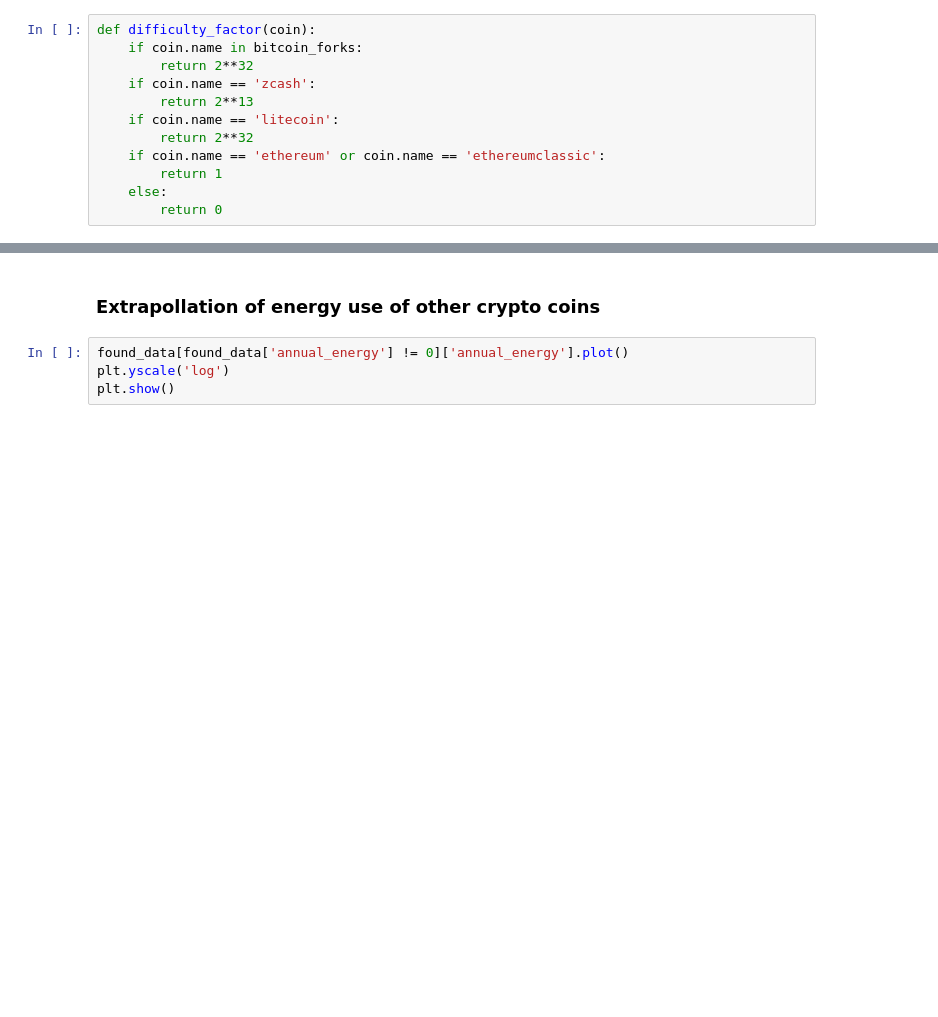
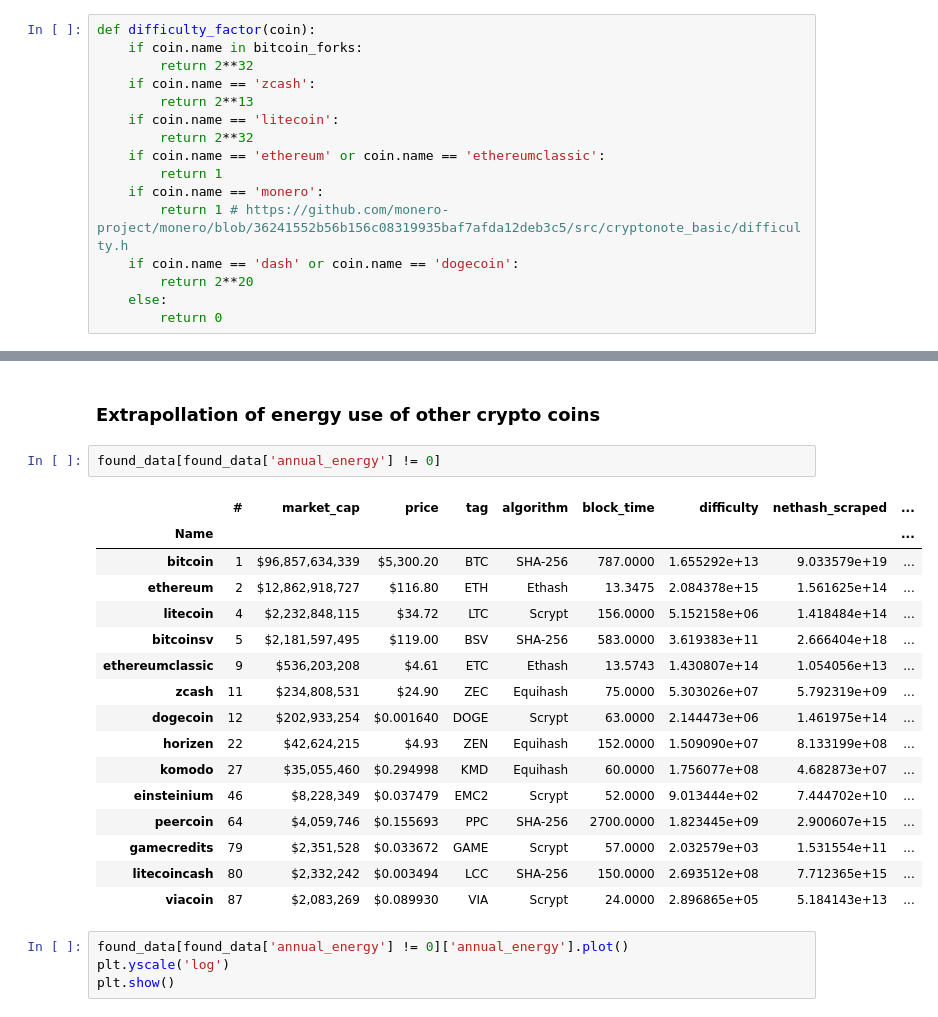
Before and after one commit to Lukasdeloose/sustainable_blockchain, a Jupyter notebook: data_analysis/energy_consumption.ipynb, the cells around one changed output, grey strips where cells are left out. Drawn from its saved outputs; the diff is of its cells as text; blank space fills up the shorter version.

```diff
--- a/data_analysis/energy_consumption.ipynb
+++ b/data_analysis/energy_consumption.ipynb
@@ -65,6 +65,10 @@ def difficulty_factor(coin):
         return 2**32
     if coin.name == 'ethereum' or coin.name == 'ethereumclassic':
         return 1
+    if coin.name == 'monero':
+        return 1 # https://github.com/monero-project/monero/blob/36241552b56b156c08319935baf7afda12deb3c5/src/cryptonote_basic/difficulty.h
+    if coin.name == 'dash' or coin.name == 'dogecoin':
+        return 2**20
     else:
         return 0
 # %%
@@ -150,6 +154,25 @@ total_energy_crypto_TWh/total_energy_world_TWh
 0.4% of global energy
 # %% [markdown]
 ### Extrapollation of energy use of other crypto coins
+# %%
+found_data[found_data['annual_energy'] != 0]
+# %% [output]
+|  | # | market_cap | price | tag | algorithm | block_time | difficulty | nethash_scraped | ... |
+| Name |  |  |  |  |  |  |  |  | ... |
+| bitcoin | 1 | $96,857,634,339 | $5,300.20 | BTC | SHA-256 | 787.0000 | 1.655292e+13 | 9.033579e+19 | ... |
+| ethereum | 2 | $12,862,918,727 | $116.80 | ETH | Ethash | 13.3475 | 2.084378e+15 | 1.561625e+14 | ... |
+| litecoin | 4 | $2,232,848,115 | $34.72 | LTC | Scrypt | 156.0000 | 5.152158e+06 | 1.418484e+14 | ... |
+| bitcoinsv | 5 | $2,181,597,495 | $119.00 | BSV | SHA-256 | 583.0000 | 3.619383e+11 | 2.666404e+18 | ... |
+| ethereumclassic | 9 | $536,203,208 | $4.61 | ETC | Ethash | 13.5743 | 1.430807e+14 | 1.054056e+13 | ... |
+| zcash | 11 | $234,808,531 | $24.90 | ZEC | Equihash | 75.0000 | 5.303026e+07 | 5.792319e+09 | ... |
+| dogecoin | 12 | $202,933,254 | $0.001640 | DOGE | Scrypt | 63.0000 | 2.144473e+06 | 1.461975e+14 | ... |
+| horizen | 22 | $42,624,215 | $4.93 | ZEN | Equihash | 152.0000 | 1.509090e+07 | 8.133199e+08 | ... |
+| komodo | 27 | $35,055,460 | $0.294998 | KMD | Equihash | 60.0000 | 1.756077e+08 | 4.682873e+07 | ... |
+| einsteinium | 46 | $8,228,349 | $0.037479 | EMC2 | Scrypt | 52.0000 | 9.013444e+02 | 7.444702e+10 | ... |
+| peercoin | 64 | $4,059,746 | $0.155693 | PPC | SHA-256 | 2700.0000 | 1.823445e+09 | 2.900607e+15 | ... |
+| gamecredits | 79 | $2,351,528 | $0.033672 | GAME | Scrypt | 57.0000 | 2.032579e+03 | 1.531554e+11 | ... |
+| litecoincash | 80 | $2,332,242 | $0.003494 | LCC | SHA-256 | 150.0000 | 2.693512e+08 | 7.712365e+15 | ... |
+| viacoin | 87 | $2,083,269 | $0.089930 | VIA | Scrypt | 24.0000 | 2.896865e+05 | 5.184143e+13 | ... |
 # %%
 found_data[found_data['annual_energy'] != 0]['annual_energy'].plot()
 plt.yscale('log')
```
Also changed, not shown: parts of 9 cells of this notebook, 4 other files.
